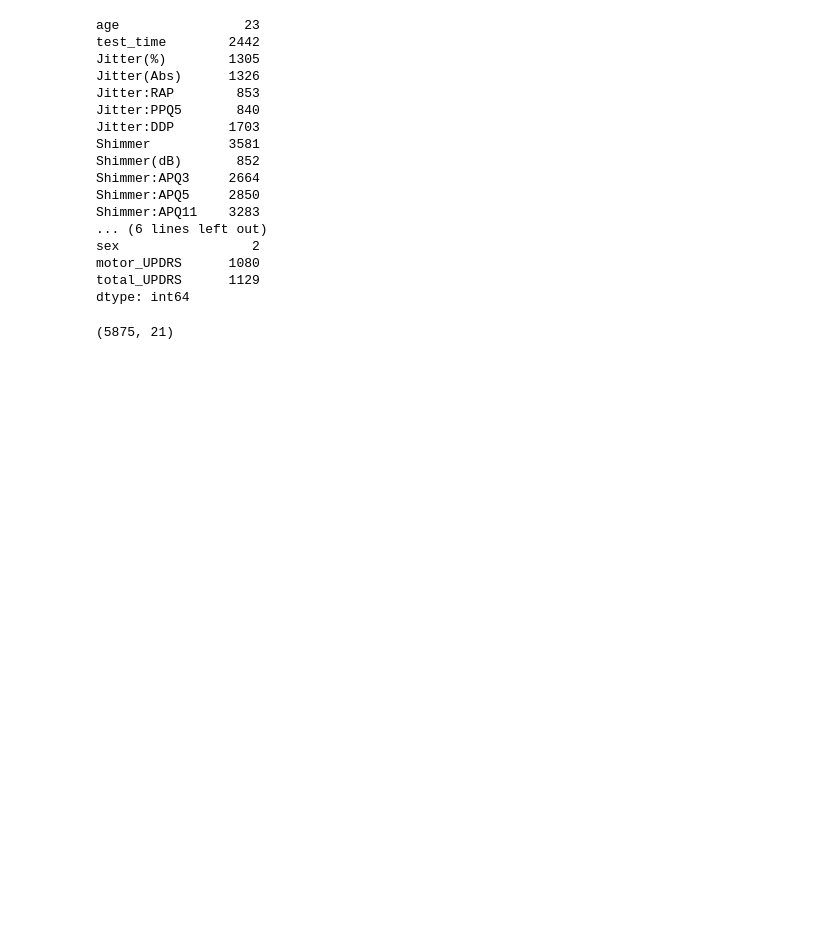
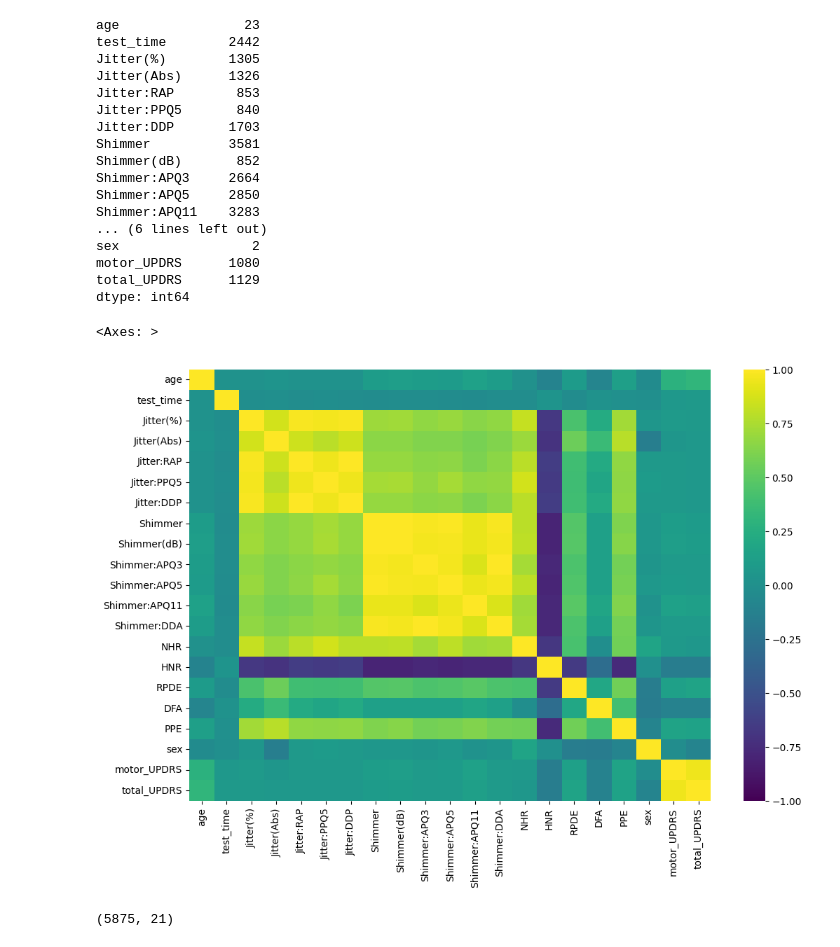
Before and after one commit to ari-dasci/S-DenoGrad, a Jupyter notebook: src/scripts/tabular/real/parkinson/eda.ipynb, the cells around one changed output. Cells and saved outputs as stored; diff of their text form; code cells hidden in the pictures; blank space fills up the shorter version.

Commit message:
generalization of experiments. Fixing plot scripts.

```diff
--- a/src/scripts/tabular/real/parkinson/eda.ipynb
+++ b/src/scripts/tabular/real/parkinson/eda.ipynb
@@ -98,6 +100,13 @@ sex                 2
 motor_UPDRS      1080
 total_UPDRS      1129
 dtype: int64
+# %%
+corr = df_data.corr()
+plt.figure(figsize=(12, 8))
+sns.heatmap(corr, cmap="viridis", vmax=1, vmin=-1)
+# %% [output]
+<Axes: >
+[figure, added]
 # %%
 df_data.shape
 # %% [output]
```
Also changed, not shown: parts of 3 cells of this notebook, 21 other files.
